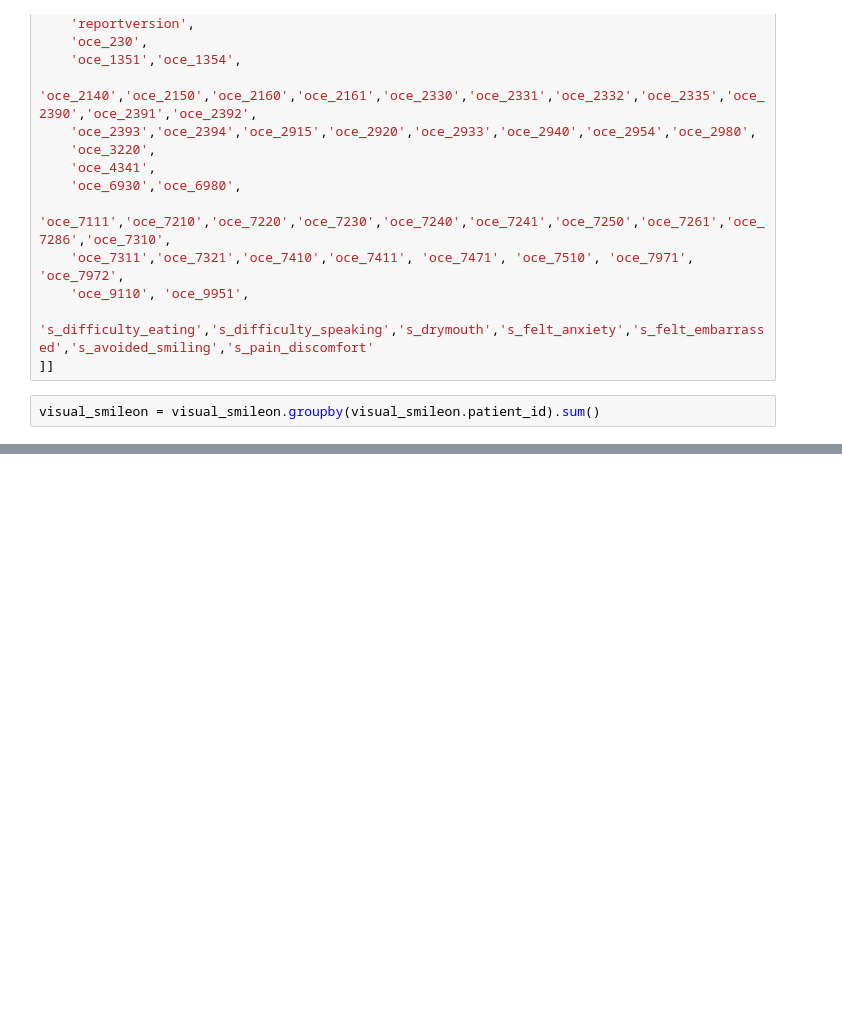
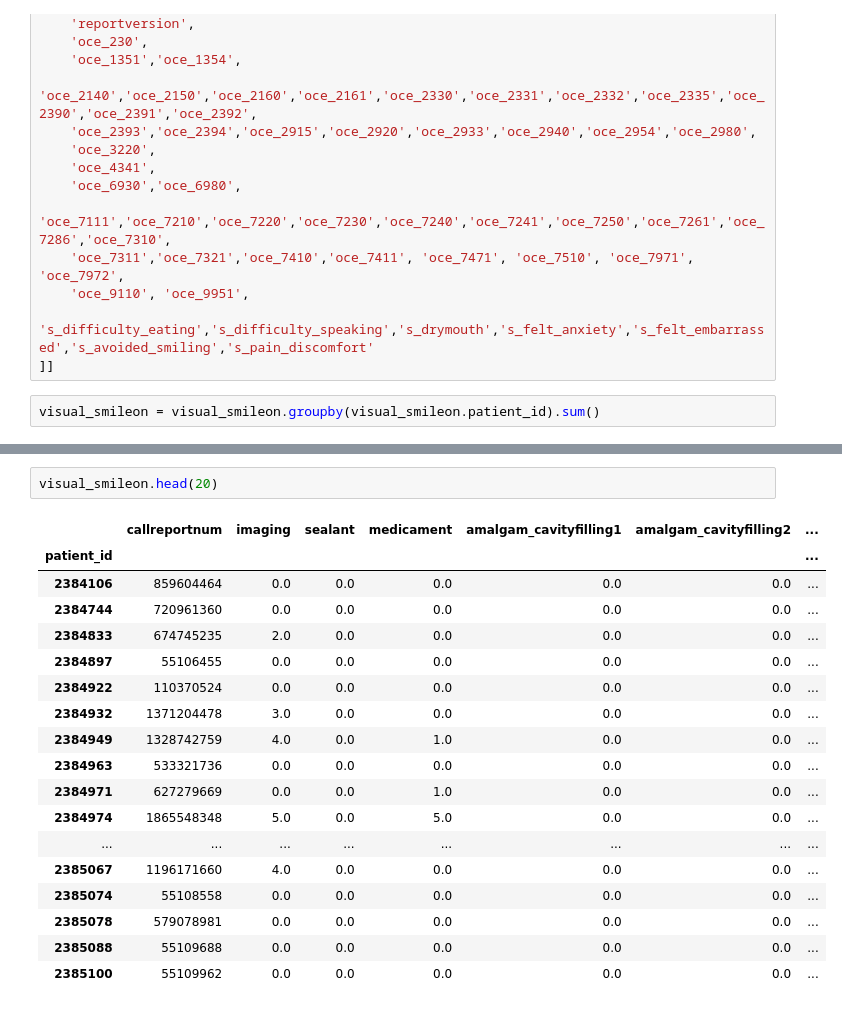
Before and after one commit to Rhunsilval/smile_on_python, a Jupyter notebook: notebooks/02_smileon_exploration.ipynb, the cells around one changed output, grey strips where cells are left out. Cells and saved outputs as stored; diff of their text form; blank space fills up the shorter version.

```diff
--- a/notebooks/02_smileon_exploration.ipynb
+++ b/notebooks/02_smileon_exploration.ipynb
@@ -419,0 +529,21 @@ visual_smileon.corr()
+# %%
+visual_smileon.head(20)
+# %% [output]
+|  | callreportnum | imaging | sealant | medicament | amalgam_cavityfilling1 | amalgam_cavityfilling2 | ... |
+| patient_id |  |  |  |  |  |  | ... |
+| 2384106 | 859604464 | 0.0 | 0.0 | 0.0 | 0.0 | 0.0 | ... |
+| 2384744 | 720961360 | 0.0 | 0.0 | 0.0 | 0.0 | 0.0 | ... |
+| 2384833 | 674745235 | 2.0 | 0.0 | 0.0 | 0.0 | 0.0 | ... |
+| 2384897 | 55106455 | 0.0 | 0.0 | 0.0 | 0.0 | 0.0 | ... |
+| 2384922 | 110370524 | 0.0 | 0.0 | 0.0 | 0.0 | 0.0 | ... |
+| 2384932 | 1371204478 | 3.0 | 0.0 | 0.0 | 0.0 | 0.0 | ... |
+| 2384949 | 1328742759 | 4.0 | 0.0 | 1.0 | 0.0 | 0.0 | ... |
+| 2384963 | 533321736 | 0.0 | 0.0 | 0.0 | 0.0 | 0.0 | ... |
+| 2384971 | 627279669 | 0.0 | 0.0 | 1.0 | 0.0 | 0.0 | ... |
+| 2384974 | 1865548348 | 5.0 | 0.0 | 5.0 | 0.0 | 0.0 | ... |
+| ... | ... | ... | ... | ... | ... | ... | ... |
+| 2385067 | 1196171660 | 4.0 | 0.0 | 0.0 | 0.0 | 0.0 | ... |
+| 2385074 | 55108558 | 0.0 | 0.0 | 0.0 | 0.0 | 0.0 | ... |
+| 2385078 | 579078981 | 0.0 | 0.0 | 0.0 | 0.0 | 0.0 | ... |
+| 2385088 | 55109688 | 0.0 | 0.0 | 0.0 | 0.0 | 0.0 | ... |
+| 2385100 | 55109962 | 0.0 | 0.0 | 0.0 | 0.0 | 0.0 | ... |
```
Also changed, not shown: parts of 25 cells of this notebook, 1 other file.
